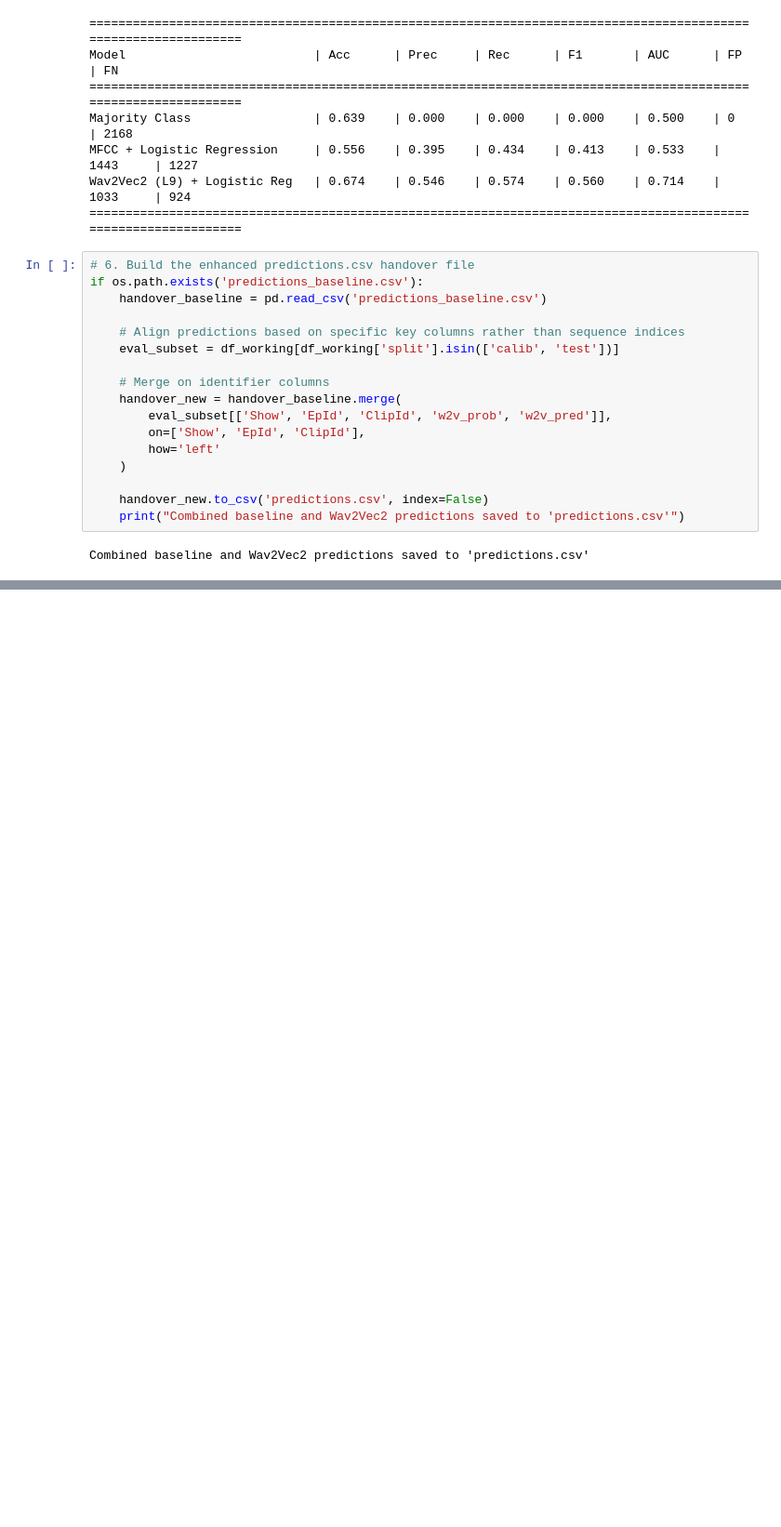
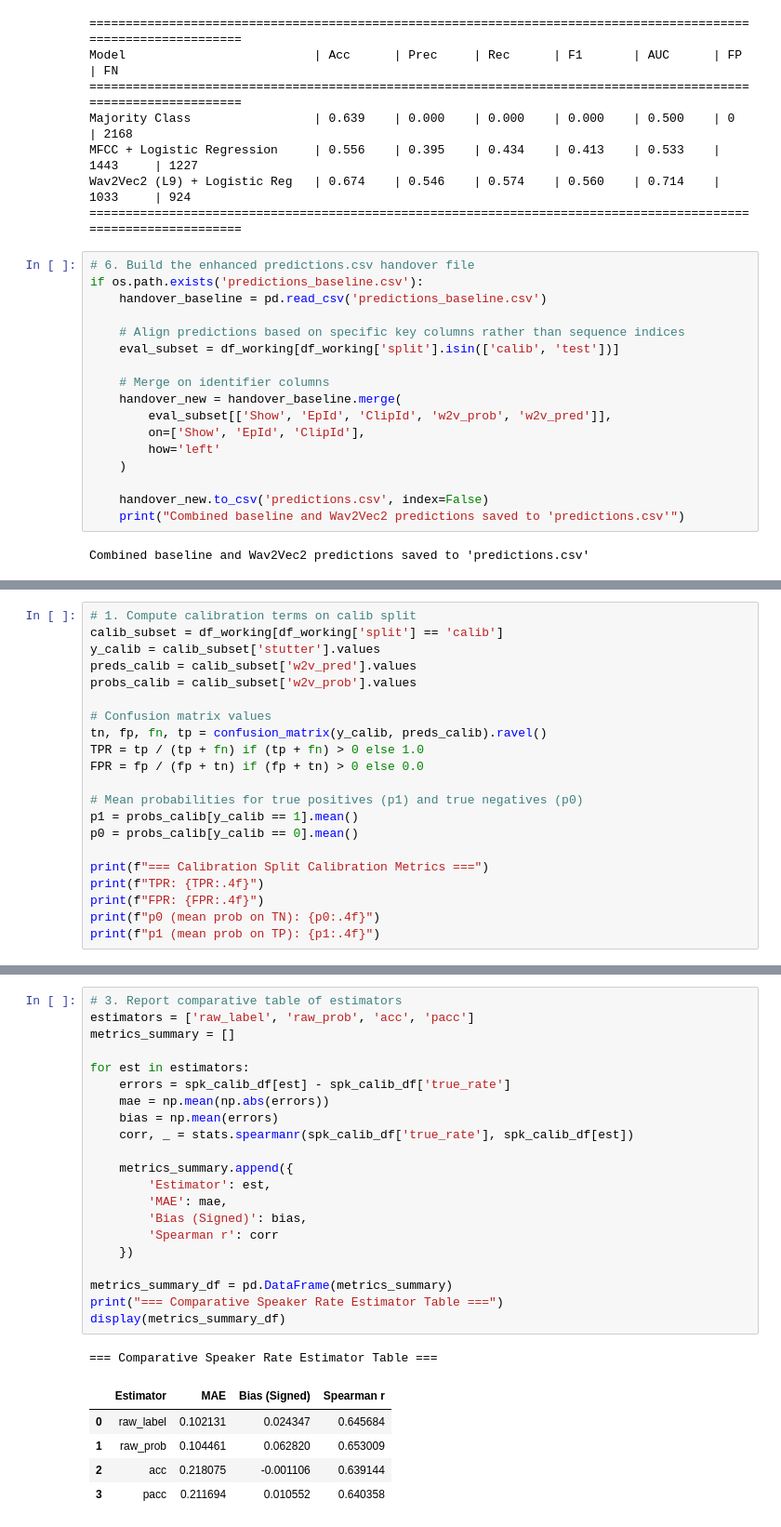
Before and after one commit to And850/VeritasHackathonProject1, a Jupyter notebook: VeritasHackathon.ipynb, the cells around one changed output, grey strips where cells are left out. Shown at 93% size. Drawn from its saved outputs; the diff is of its cells as text; blank space fills up the shorter version.

```diff
--- a/VeritasHackathon.ipynb
+++ b/VeritasHackathon.ipynb
@@ -986,0 +992,21 @@ Combined baseline and Wav2Vec2 predictions saved to 'predictions.csv'
+# %%
+# 1. Compute calibration terms on calib split
+calib_subset = df_working[df_working['split'] == 'calib']
+y_calib = calib_subset['stutter'].values
+preds_calib = calib_subset['w2v_pred'].values
+probs_calib = calib_subset['w2v_prob'].values
+
+# Confusion matrix values
+tn, fp, fn, tp = confusion_matrix(y_calib, preds_calib).ravel()
+TPR = tp / (tp + fn) if (tp + fn) > 0 else 1.0
+FPR = fp / (fp + tn) if (fp + tn) > 0 else 0.0
+
+# Mean probabilities for true positives (p1) and true negatives (p0)
+p1 = probs_calib[y_calib == 1].mean()
+p0 = probs_calib[y_calib == 0].mean()
+
+print(f"=== Calibration Split Calibration Metrics ===")
+print(f"TPR: {TPR:.4f}")
+print(f"FPR: {FPR:.4f}")
+print(f"p0 (mean prob on TN): {p0:.4f}")
+print(f"p1 (mean prob on TP): {p1:.4f}")
@@ -986,0 +1083,28 @@ Combined baseline and Wav2Vec2 predictions saved to 'predictions.csv'
+# %%
+# 3. Report comparative table of estimators
+estimators = ['raw_label', 'raw_prob', 'acc', 'pacc']
+metrics_summary = []
+
+for est in estimators:
+    errors = spk_calib_df[est] - spk_calib_df['true_rate']
+    mae = np.mean(np.abs(errors))
+    bias = np.mean(errors)
+    corr, _ = stats.spearmanr(spk_calib_df['true_rate'], spk_calib_df[est])
+
+    metrics_summary.append({
+        'Estimator': est,
+        'MAE': mae,
+        'Bias (Signed)': bias,
+        'Spearman r': corr
+    })
+
+metrics_summary_df = pd.DataFrame(metrics_summary)
+print("=== Comparative Speaker Rate Estimator Table ===")
+display(metrics_summary_df)
+# %% [output]
+=== Comparative Speaker Rate Estimator Table ===
+|  | Estimator | MAE | Bias (Signed) | Spearman r |
+| 0 | raw_label | 0.102131 | 0.024347 | 0.645684 |
+| 1 | raw_prob | 0.104461 | 0.062820 | 0.653009 |
+| 2 | acc | 0.218075 | -0.001106 | 0.639144 |
+| 3 | pacc | 0.211694 | 0.010552 | 0.640358 |
```
Also changed, not shown: parts of 6 cells of this notebook.
